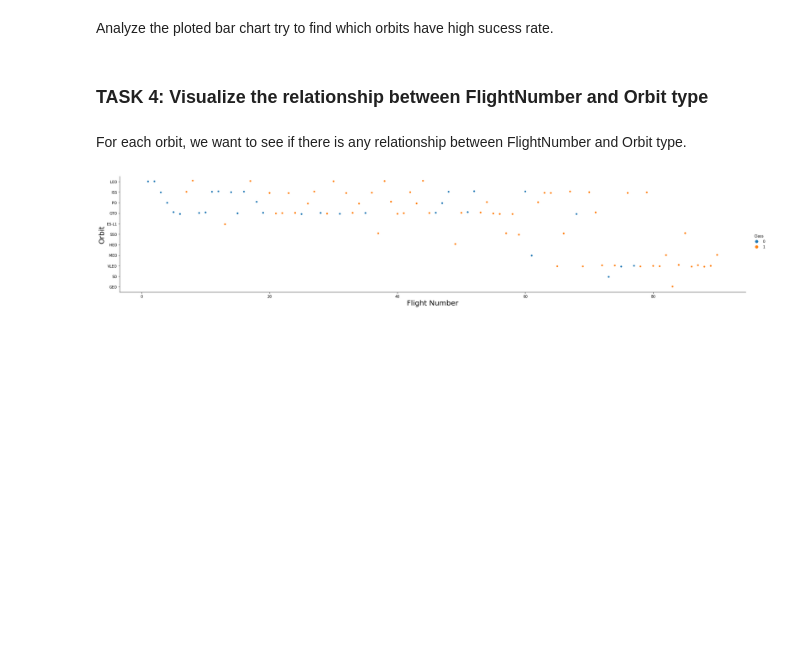
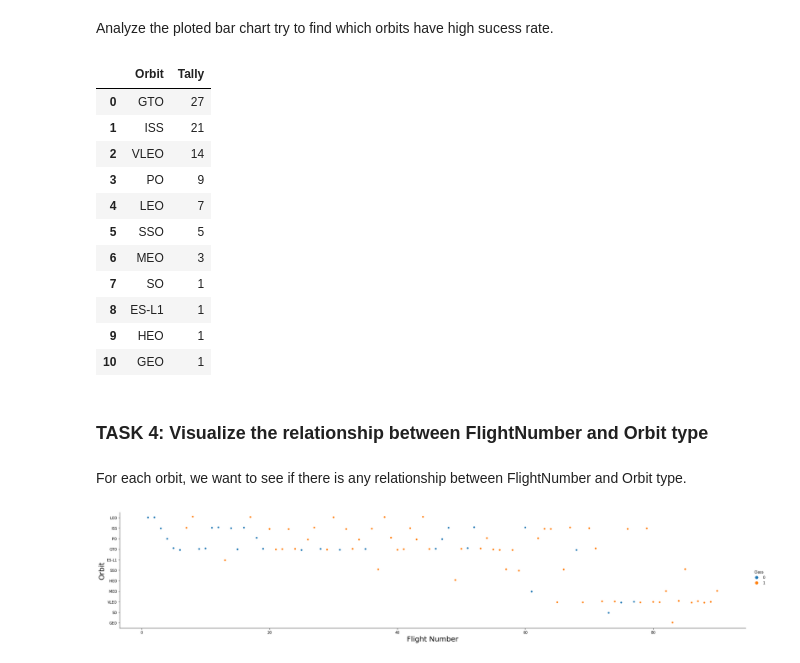
Before and after one commit to MiniAstronaut/MyRepository, a Jupyter notebook: week2/ibmDataSciencecapston-week2-visualization-lab.ipynb, the cells around one changed output. Cells and saved outputs as stored; diff of their text form; code cells hidden in the pictures; blank space fills up the shorter version.

```diff
--- a/week2/ibmDataSciencecapston-week2-visualization-lab.ipynb
+++ b/week2/ibmDataSciencecapston-week2-visualization-lab.ipynb
@@ -120,5 +128,22 @@ plt.show()
 # %% [markdown]
 Analyze the ploted bar chart try to find which orbits have high sucess rate.
+# %%
+orbit_count = df["Orbit"].value_counts()
+orbit_df = pd.DataFrame({"Orbit":orbit_count.index, "Tally":orbit_count.values})
+orbit_df
+# %% [output]
+|  | Orbit | Tally |
+| 0 | GTO | 27 |
+| 1 | ISS | 21 |
+| 2 | VLEO | 14 |
+| 3 | PO | 9 |
+| 4 | LEO | 7 |
+| 5 | SSO | 5 |
+| 6 | MEO | 3 |
+| 7 | SO | 1 |
+| 8 | ES-L1 | 1 |
+| 9 | HEO | 1 |
+| 10 | GEO | 1 |
 # %% [markdown]
 ### TASK  4: Visualize the relationship between FlightNumber and Orbit type
 # %% [markdown]
```
Also changed, not shown: parts of 4 cells of this notebook, 1 other file.
